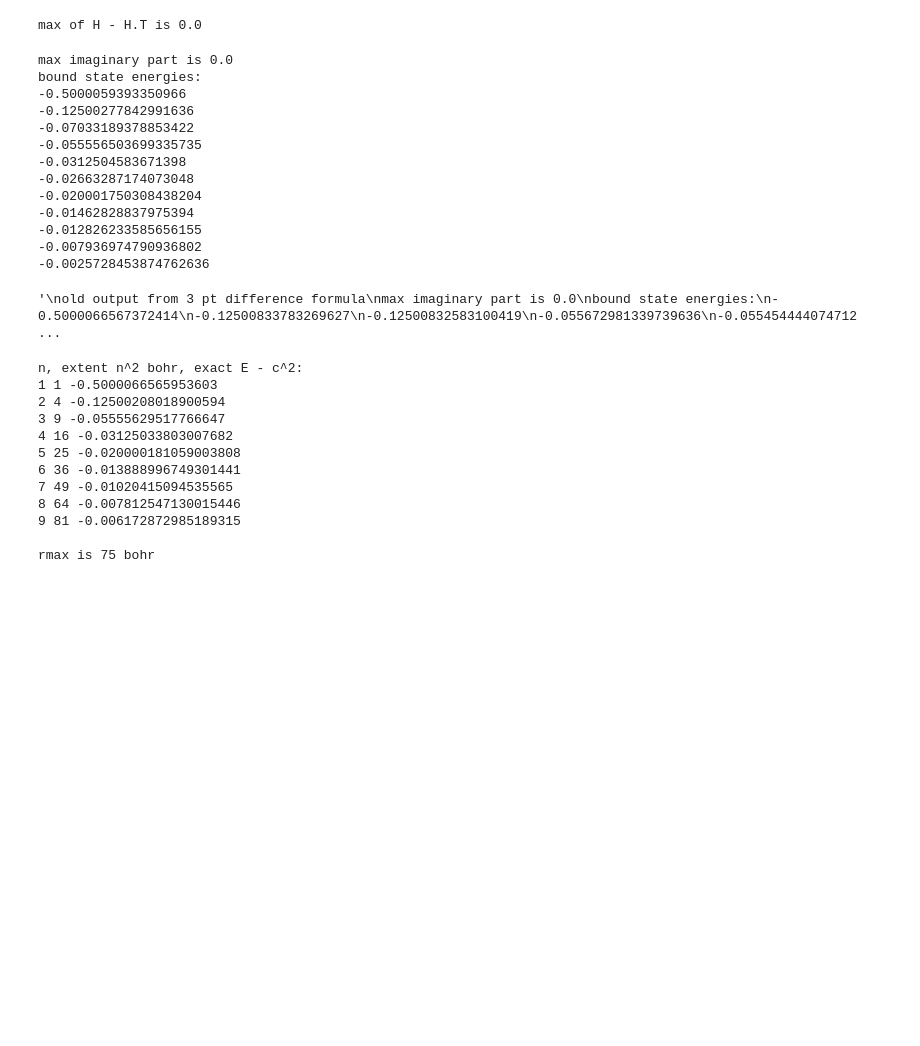
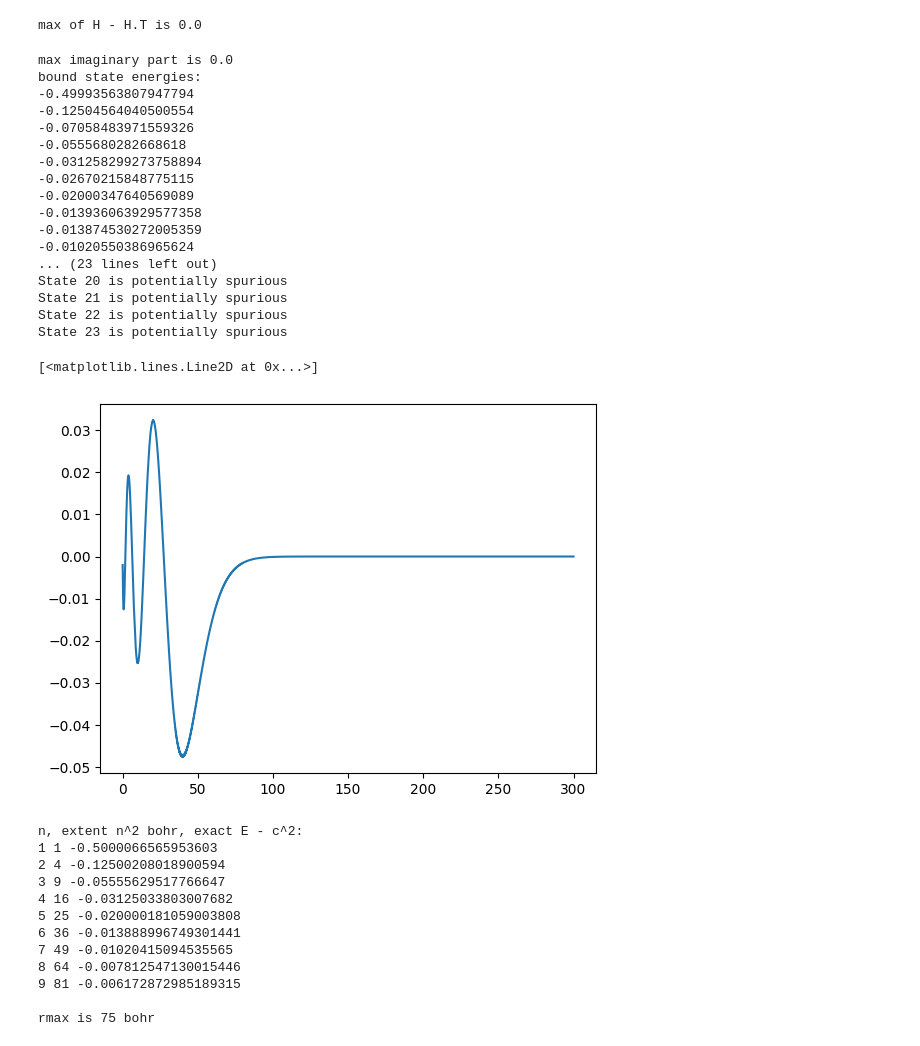
Before and after one commit to ivanj0se/stevebbg, a Jupyter notebook: Project5-2-fixed.ipynb, the cells around one changed output. Drawn from its saved outputs; the diff is of its cells as text; code cells hidden in the pictures; blank space fills up the shorter version.

Commit message:
v2
second derivative for momentum, spurious state detection

```diff
--- a/Project5-2-fixed.ipynb
+++ b/Project5-2-fixed.ipynb
@@ -77,7 +77,7 @@ def createhamiltonian(n,step,Z,k):
 # Verifications of properties:
 # 1
 n = 2001
-rmax = 75
+rmax = 300
 step = rmax/n
 r = np.array([(i+1)*step for i in range(n)])
 
@@ -112,36 +112,41 @@ for E in bound_energies:
 print()
 
 
+def check_spurious(evec, max_crossing): #tests if an eigenvector is spurious by counting zero crossings and comparing to max allowed value
+    count = 0
+    absmax=np.max(abs(evec))
+    testrange = len(evec)//20
+    for i in range(testrange,len(evec)-testrange):
+        if evec[i]*evec[i+1] <0 and np.max(np.abs(evec[i-testrange:i+testrange]>absmax/10)): #we need the second requirement as near zero the function constantly swaps sign
+            count +=1
+    return count >= max_crossing
 
-"""
-old output from 3 pt difference formula
-max imaginary part is 0.0
-bound state energies:
--0.5000066567372414
--0.12500833783269627
--0.12500832583100419
--0.055672981339739636
--0.05545444407471223
--0.03365129915255238
--0.025336275157314958
--0.008231909036112484
-
-"""
+for i in range(np.shape(bound_vecs)[1]):
+    if check_spurious(bound_vecs[:,i],100):
+        print(f"State {i+1} is potentially spurious")
 # %% [output]
 max imaginary part is 0.0
 bound state energies:
--0.5000059393350966
--0.12500277842991636
--0.07033189378853422
--0.055556503699335735
--0.0312504583671398
--0.02663287174073048
--0.020001750308438204
--0.01462828837975394
--0.012826233585656155
--0.007936974790936802
--0.0025728453874762636
+-0.49993563807947794
+-0.12504564040500554
+-0.07058483971559326
+-0.0555680282668618
+-0.031258299273758894
+-0.02670215848775115
+-0.02000347640569089
+-0.013936063929577358
+-0.013874530272005359
+-0.01020550386965624
+... (23 lines left out)
+State 20 is potentially spurious
+State 21 is potentially spurious
+State 22 is potentially spurious
+State 23 is potentially spurious
-'\nold output from 3 pt difference formula\nmax imaginary part is 0.0\nbound state energies:\n-0.5000066567372414\n-0.12500833783269627\n-0.12500832583100419\n-0.055672981339739636\n-0.055454444074712 ...
+# %%
+plt.plot(np.linspace(step, rmax,n),bound_vecs[:n,6])
+# %% [output]
+[<matplotlib.lines.Line2D at 0x...>]
+[figure, added]
 # %%
 #3
 
```
Also changed, not shown: parts of 2 cells of this notebook.
